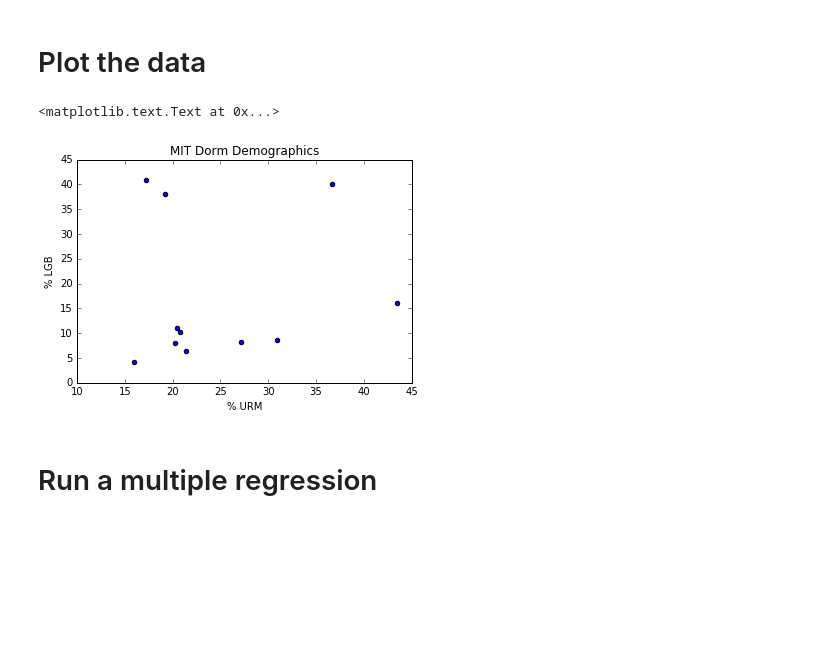
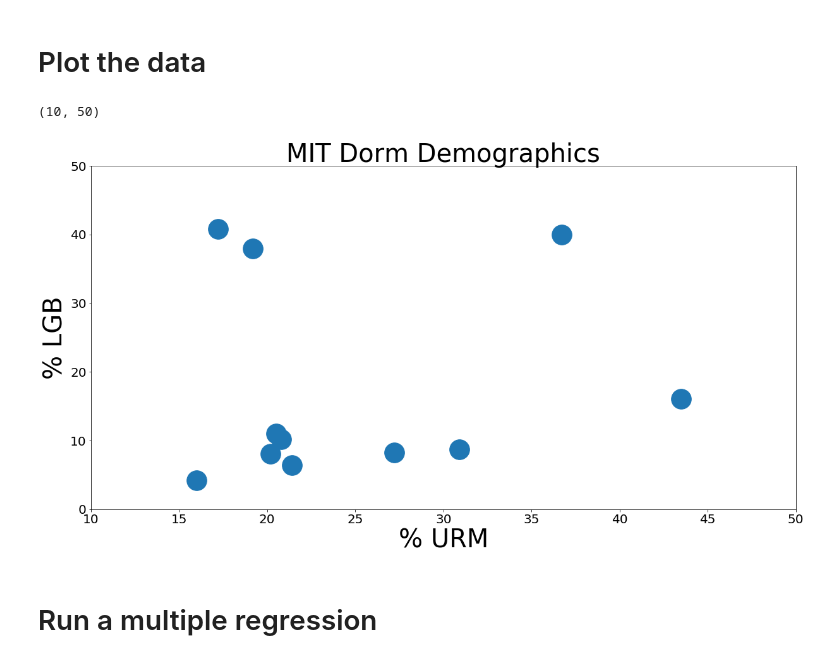
Before and after one commit to gbritton/ihtfd, a Jupyter notebook: DormAnalysis.ipynb, the cells around one changed output. Cells and saved outputs as stored; diff of their text form; code cells hidden in the pictures; blank space fills up the shorter version.

```diff
--- a/DormAnalysis.ipynb
+++ b/DormAnalysis.ipynb
@@ -24,14 +24,19 @@ data
 # %%
 import matplotlib.pyplot as plt
 %matplotlib inline
 
-plt.scatter(data.URM, data.LGB)
-plt.ylabel('% LGB')
-plt.xlabel('% URM')
-plt.title('MIT Dorm Demographics')
+
+plt.figure(figsize=(20,10))
+plt.scatter(data.URM, data.LGB,s=1000)
+plt.ylabel('% LGB',fontsize=40)
+plt.xlabel('% URM',fontsize=40)
+plt.title('MIT Dorm Demographics',fontsize=40)
+plt.tick_params(axis='both', which='major', labelsize=20)
+plt.ylim([0,50])
+plt.xlim([10,50])
 # %% [output]
-<matplotlib.text.Text at 0x...>
+(10, 50)
-[figure, old version]
+[figure, new version]
 # %% [markdown]
 # Run a multiple regression
 # %%
```
Also changed, not shown: parts of 3 cells of this notebook.
